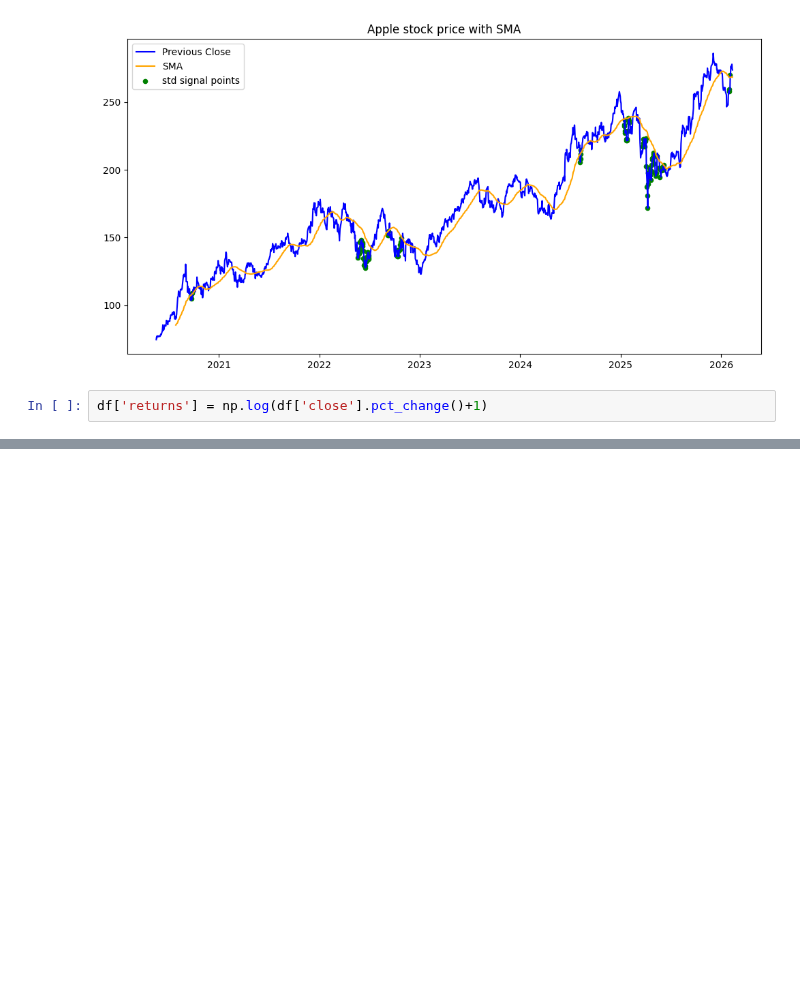
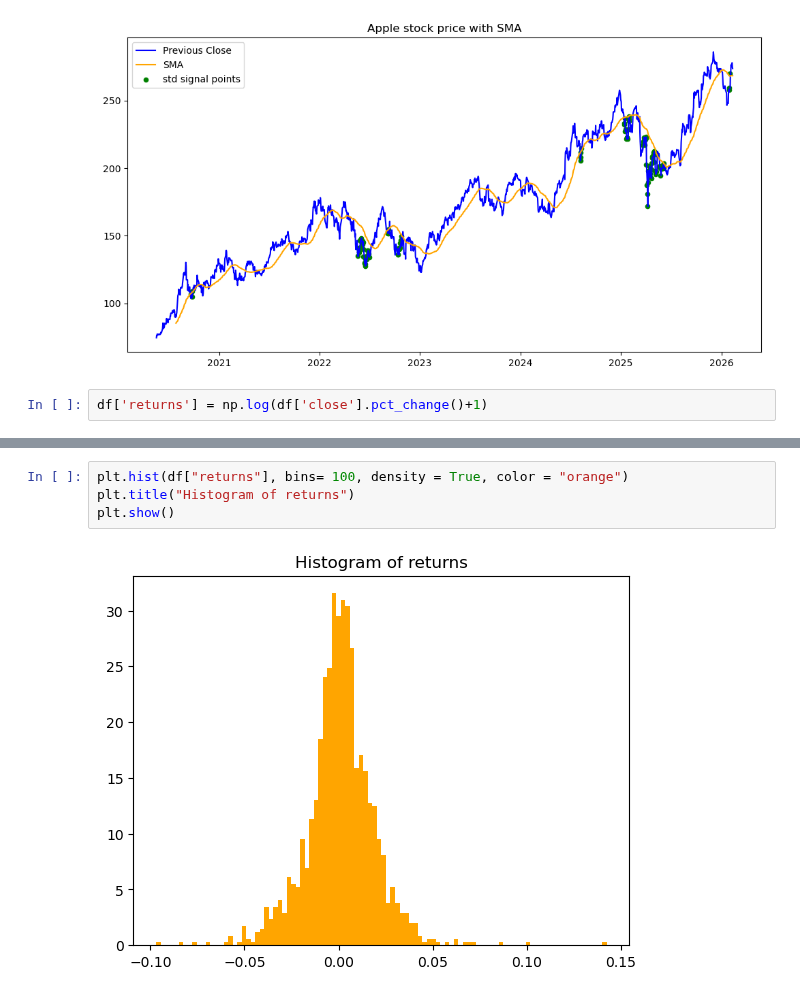
Before and after one commit to mphomutchinya/Financial-Time-Series-Data-Platform, a Jupyter notebook: notebooks/feature_exploration.ipynb, the cells around one changed output, grey strips where cells are left out. Cells and saved outputs as stored; diff of their text form; blank space fills up the shorter version.

```diff
--- a/notebooks/feature_exploration.ipynb
+++ b/notebooks/feature_exploration.ipynb
@@ -209,0 +217,6 @@ plt.plot(df.index, df['returns'])
+# %%
+plt.hist(df["returns"], bins= 100, density = True, color = "orange")
+plt.title("Histogram of returns")
+plt.show()
+# %% [output]
+[figure, added]
```
Also changed, not shown: parts of 23 cells of this notebook, 5 other files.
